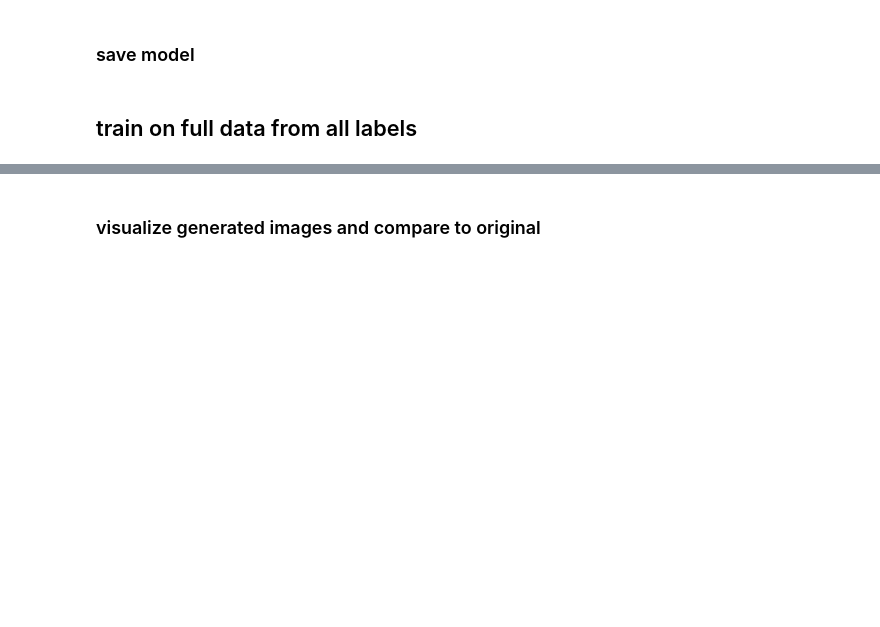
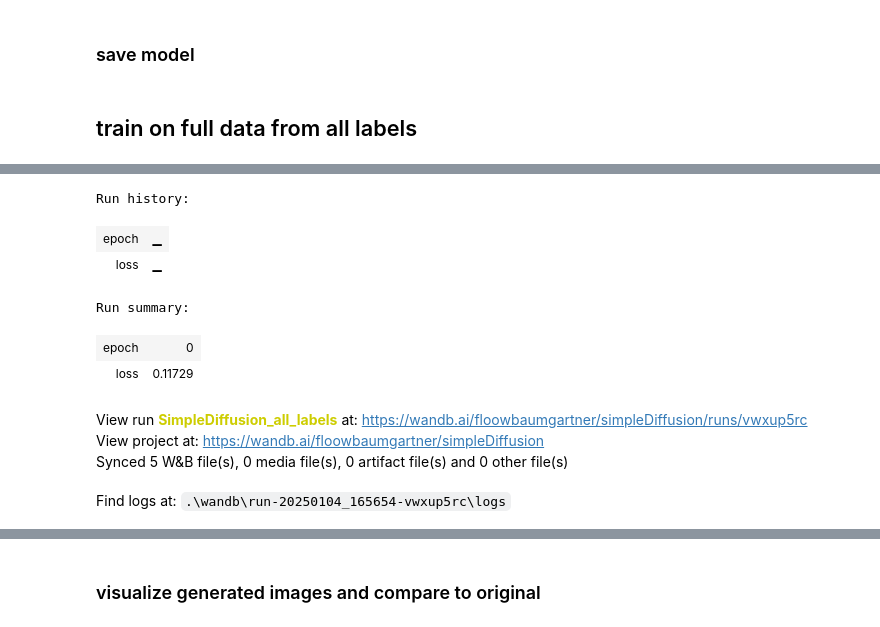
Before and after one commit to FloBaumgartner/cifar10_imgGeneration, a Jupyter notebook: vdl_mc_img-gen_cifar10.ipynb, the cells around one changed output, grey strips where cells are left out. Saved outputs shown, nothing was run; the diff lists cells and outputs as text; code cells hidden in the pictures; blank space fills up the shorter version.

```diff
--- a/vdl_mc_img-gen_cifar10.ipynb
+++ b/vdl_mc_img-gen_cifar10.ipynb
@@ -545,7 +572,7 @@ betas = linear_beta_schedule(timesteps=T)
 terms = precompute_terms(betas)
 model_simpleU.to(device)
 optimizer = torch.optim.Adam(model_simpleU.parameters(), lr=0.001)
-epochs = 1 #1_001
+epochs = 1_001
 BATCH_SIZE = 128
 # %%
 train_1label =get_images_by_label(trainset, 1, 5_000)
@@ -708,7 +805,7 @@ wandb.init(project="simpleDiffusion", entity="floowbaumgartner", name="SimpleDif
 loss_history_all = []
 for epoch in tqdm(range(epochs)):
     model_simpleU_all.train()
-    for i, data in enumerate(trainloader):
+    for i, (data, label) in enumerate(trainloader):
         optimizer.zero_grad()
         t = torch.randint(0, T, (BATCH_SIZE,), device=device).long()
         loss = get_loss(model_simpleU_all, data, t, terms["sqrt_alphas_cumprod"], terms["sqrt_one_minus_alphas_cumprod"], device)
@@ -729,3 +826,4 @@ for epoch in tqdm(range(epochs)):
     })
 
 wandb.finish()
+# %% [output]
@@ -732,2 +831,12 @@ wandb.finish()
+Run history:
+| epoch | ▁ |
+| loss | ▁ |
+Run summary:
+| epoch | 0 |
+| loss | 0.11729 |
+View run SimpleDiffusion_all_labels at: https://wandb.ai/floowbaumgartner/simpleDiffusion/runs/vwxup5rc
+View project at: https://wandb.ai/floowbaumgartner/simpleDiffusion
+Synced 5 W&B file(s), 0 media file(s), 0 artifact file(s) and 0 other file(s)
+Find logs at: .\wandb\run-20250104_165654-vwxup5rc\logs
 # %%
 plot_loss(loss_history_all)
```
Also changed, not shown: parts of 44 cells of this notebook.
